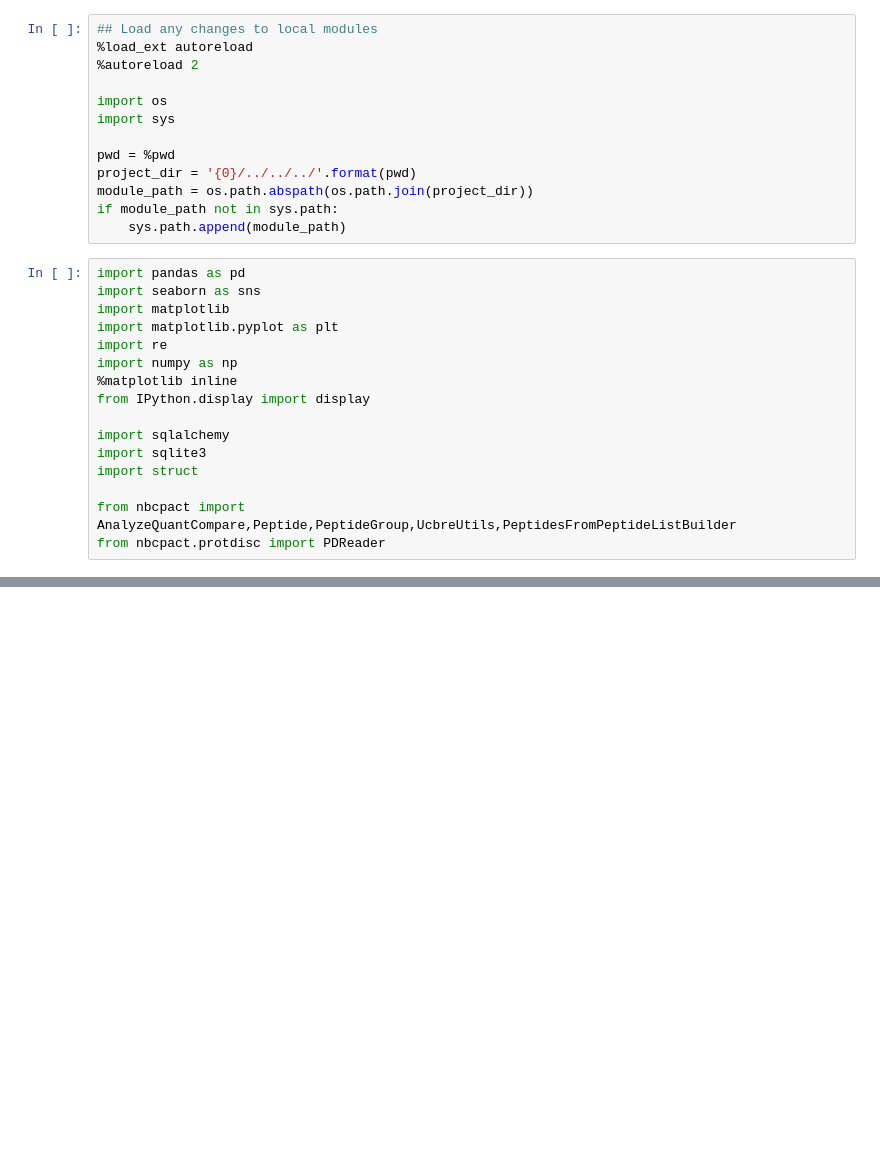
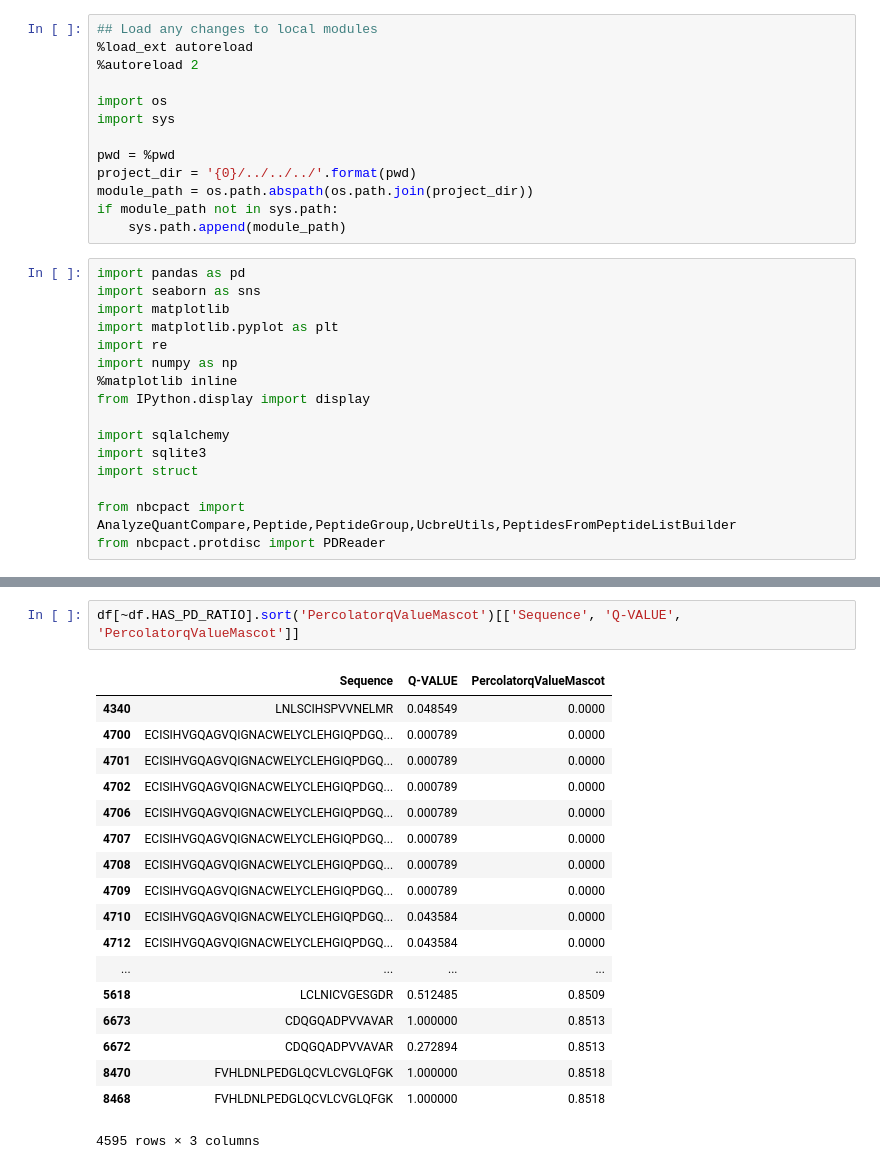
Before and after one commit to mdjones/proteomics-scripts, a Jupyter notebook: scripts/python/notebooks/PeptideCompare.ipynb, the cells around one changed output, grey strips where cells are left out. Cells and saved outputs as stored; diff of their text form; blank space fills up the shorter version.

```diff
--- a/scripts/python/notebooks/PeptideCompare.ipynb
+++ b/scripts/python/notebooks/PeptideCompare.ipynb
@@ -59,0 +214,21 @@ plt.figure()
+# %%
+df[~df.HAS_PD_RATIO].sort('PercolatorqValueMascot')[['Sequence', 'Q-VALUE', 'PercolatorqValueMascot']]
+# %% [output]
+|  | Sequence | Q-VALUE | PercolatorqValueMascot |
+| 4340 | LNLSCIHSPVVNELMR | 0.048549 | 0.0000 |
+| 4700 | ECISIHVGQAGVQIGNACWELYCLEHGIQPDGQ... | 0.000789 | 0.0000 |
+| 4701 | ECISIHVGQAGVQIGNACWELYCLEHGIQPDGQ... | 0.000789 | 0.0000 |
+| 4702 | ECISIHVGQAGVQIGNACWELYCLEHGIQPDGQ... | 0.000789 | 0.0000 |
+| 4706 | ECISIHVGQAGVQIGNACWELYCLEHGIQPDGQ... | 0.000789 | 0.0000 |
+| 4707 | ECISIHVGQAGVQIGNACWELYCLEHGIQPDGQ... | 0.000789 | 0.0000 |
+| 4708 | ECISIHVGQAGVQIGNACWELYCLEHGIQPDGQ... | 0.000789 | 0.0000 |
+| 4709 | ECISIHVGQAGVQIGNACWELYCLEHGIQPDGQ... | 0.000789 | 0.0000 |
+| 4710 | ECISIHVGQAGVQIGNACWELYCLEHGIQPDGQ... | 0.043584 | 0.0000 |
+| 4712 | ECISIHVGQAGVQIGNACWELYCLEHGIQPDGQ... | 0.043584 | 0.0000 |
+| ... | ... | ... | ... |
+| 5618 | LCLNICVGESGDR | 0.512485 | 0.8509 |
+| 6673 | CDQGQADPVVAVAR | 1.000000 | 0.8513 |
+| 6672 | CDQGQADPVVAVAR | 0.272894 | 0.8513 |
+| 8470 | FVHLDNLPEDGLQCVLCVGLQFGK | 1.000000 | 0.8518 |
+| 8468 | FVHLDNLPEDGLQCVLCVGLQFGK | 1.000000 | 0.8518 |
+4595 rows × 3 columns
```
Also changed, not shown: parts of 10 cells of this notebook, 2 other files.
